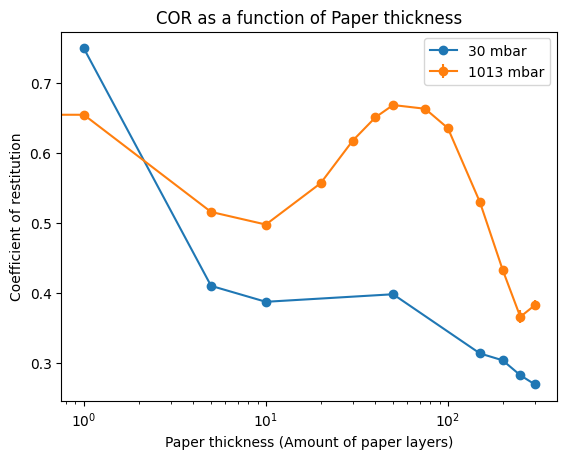
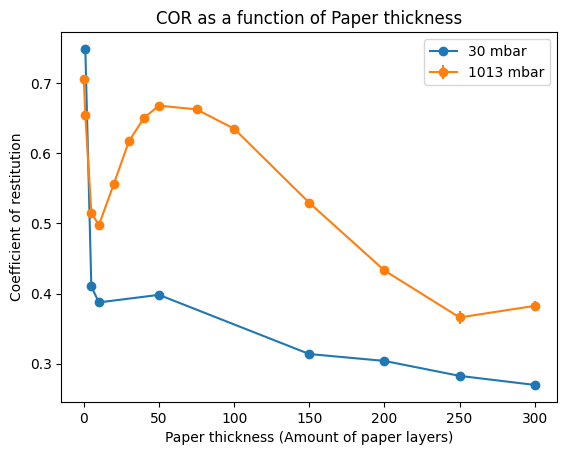
The change to this notebook cell's code, shown as a diff; its figure went from the first image to the second:
--- before
+++ after
@@ -5,5 +5,4 @@
 plt.ylabel("Coefficient of restitution")
 plt.yscale('linear')
-plt.xscale('log')
 plt.legend()
 plt.show()

Commit: Update Manou_Liesker_combinedata.ipynb